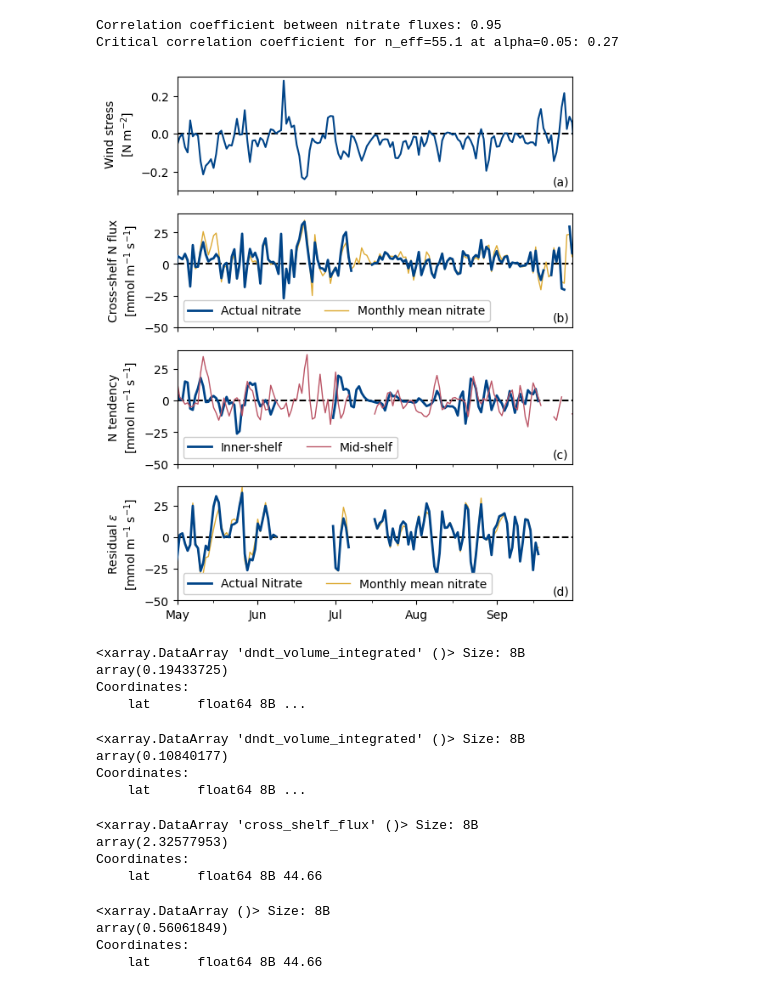
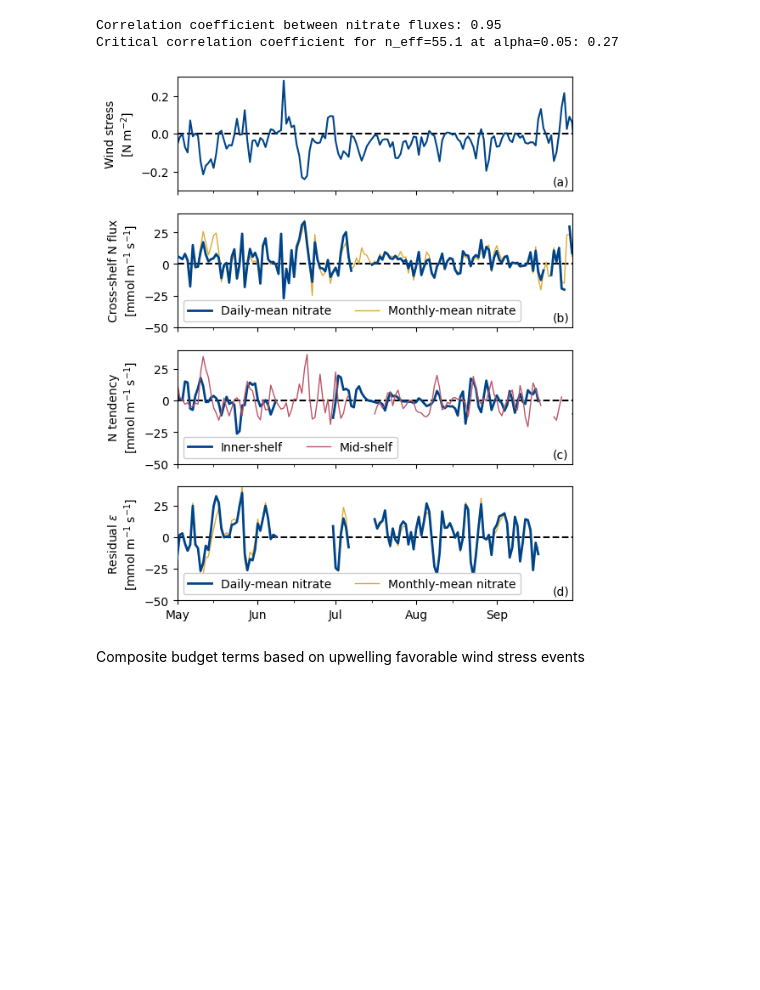
Before and after one commit to andrew-s28/shelf-nitrate-response-to-upwelling, a Jupyter notebook: notebooks/nitrate_budget.ipynb, the cells around one changed output. Saved outputs shown, nothing was run; the diff lists cells and outputs as text; code cells hidden in the pictures; blank space fills up the shorter version.

```diff
--- a/notebooks/nitrate_budget.ipynb
+++ b/notebooks/nitrate_budget.ipynb
@@ -475,7 +459,7 @@ axs[1].axhline(0, ls="--", color="black")
 axs[1].plot(
     midshelf_nitrate_flux["time"],
     midshelf_nitrate_flux,
-    label="Actual nitrate",
+    label="Daily-mean nitrate",
     color="#004488",
     linewidth=2,
     zorder=10,
@@ -483,7 +467,7 @@ axs[1].plot(
 axs[1].plot(
     midshelf_nitrate_monthly_flux["time"],
     midshelf_nitrate_monthly_flux,
-    label="Monthly mean nitrate",
+    label="Monthly-mean nitrate",
     color="#DDAA33",
     linewidth=1,
 )
@@ -520,7 +504,7 @@ monthly_flux_al_nitr, inner_al_monthly_flux, mid_al_monthly_flux = xr.align(
 axs[3].plot(
     monthly_flux_al_nitr["time"],
     (monthly_flux_al_nitr - inner_al_monthly_flux - mid_al_monthly_flux),
-    label="Actual Nitrate",
+    label="Daily-mean nitrate",
     color="#004488",
     linewidth=2,
     zorder=3,
@@ -531,60 +515,34 @@ flux_al_nitr, inner_al_flux, mid_al_flux = xr.align(
     midshelf_nitrate["dndt_volume_integrated"],
 )
 axs[3].plot(
     flux_al_nitr["time"],
     (flux_al_nitr - inner_al_flux - mid_al_flux),
-    label="Monthly mean nitrate",
+    label="Monthly-mean nitrate",
     color="#DDAA33",
     linewidth=1,
 )
 
 axs[3].set_ylim(-50, 40)
 axs[3].set_ylabel("Residual $\\epsilon$\n[$\\mathsf{mmol \\; m^{-1} \\; s^{-1}}$]")
 axs[3].legend(facecolor="white", frameon=True, framealpha=1, ncols=2, loc="lower left")
 axs[3].xaxis.set_major_formatter(mdates.DateFormatter("%b"))
 axs[3].xaxis.set_major_locator(mdates.MonthLocator())
 axs[3].xaxis.set_minor_locator(mdates.MonthLocator(bymonthday=15))
 
 
 axs[0].annotate("(a)", xy=(0.95, 0.05), xycoords="axes fraction", fontsize=10)
 axs[1].annotate("(b)", xy=(0.95, 0.05), xycoords="axes fraction", fontsize=10)
 axs[2].annotate("(c)", xy=(0.95, 0.05), xycoords="axes fraction", fontsize=10)
 axs[3].annotate("(d)", xy=(0.95, 0.05), xycoords="axes fraction", fontsize=10)
 axs[3].tick_params(axis="x", which="major", labelsize=10)
 
 plt.savefig(
     FIGURES_DIR / f"manuscript/{FIG_SAVE_FMT}/2021_nbudget.{FIG_SAVE_FMT}",
     format=FIG_SAVE_FMT,
     bbox_inches="tight",
     dpi=600,
 )
 # %% [output]
-[figure, old version]
+[figure, new version]
-# %%
-midshelf_nitrate["dndt_volume_integrated"].mean(dim="time")
-# %% [output]
-<xarray.DataArray 'dndt_volume_integrated' ()> Size: 8B
-array(0.19433725)
-Coordinates:
-    lat      float64 8B ...
-# %%
-inner_nitrate["dndt_volume_integrated"].mean(dim="time")
-# %% [output]
-<xarray.DataArray 'dndt_volume_integrated' ()> Size: 8B
-array(0.10840177)
-Coordinates:
-    lat      float64 8B ...
-# %%
-midshelf_nitrate_monthly_flux.mean(dim="time")
-# %% [output]
-<xarray.DataArray 'cross_shelf_flux' ()> Size: 8B
-array(2.32577953)
-Coordinates:
-    lat      float64 8B 44.66
-# %%
-(monthly_flux_al_nitr - inner_al_monthly_flux - mid_al_monthly_flux).mean()
-# %% [output]
-<xarray.DataArray ()> Size: 8B
-array(0.56061849)
-Coordinates:
-    lat      float64 8B 44.66
+# %% [markdown]
+Composite budget terms based on upwelling favorable wind stress events
```
Also changed, not shown: parts of 12 cells of this notebook, 8 other files.
